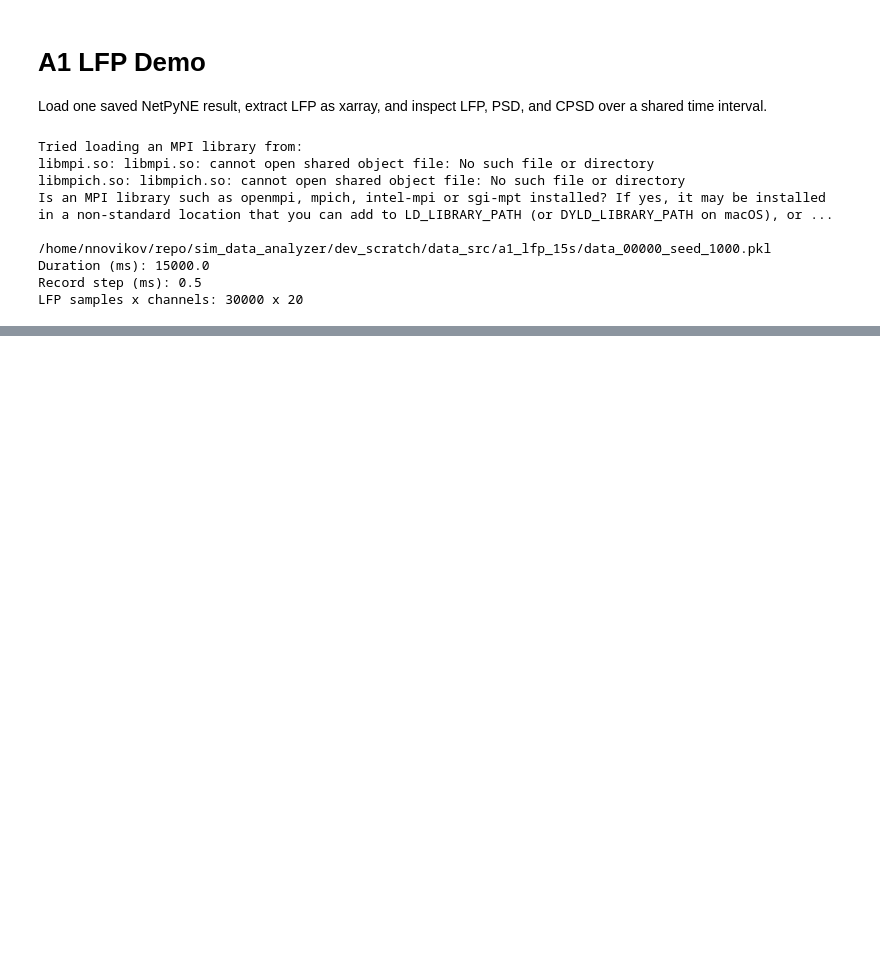
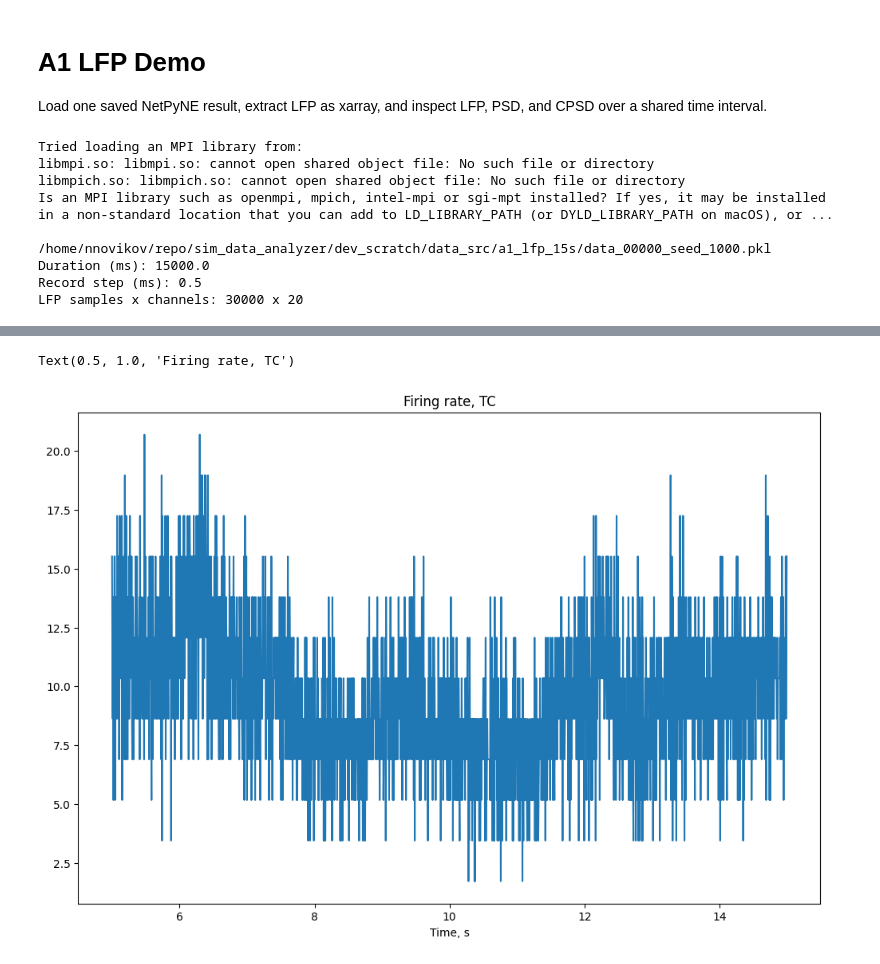
Before and after one commit to niknovikov19/sim-data-analyzer, a Jupyter notebook: dev_scratch/a1_lfp_demo.ipynb, the cells around one changed output, grey strips where cells are left out. Drawn from its saved outputs; the diff is of its cells as text; code cells hidden in the pictures; blank space fills up the shorter version.

```diff
--- a/dev_scratch/a1_lfp_demo.ipynb
+++ b/dev_scratch/a1_lfp_demo.ipynb
@@ -188,0 +178,5 @@ plt.tight_layout()
+# %%
+net_rates = get_net_rate_dynamics_xr(
+    sim_result, t_limits=(5, None))
+net_rates_nofrz = net_rates.sel(pop=~net_rates.pop.str.contains('frz'))
+net_rates
@@ -188,0 +201,10 @@ plt.tight_layout()
+# %%
+pop = 'TC'
+
+fig, ax = plt.subplots(figsize=(12, 8))
+net_rates.sel(pop=pop).plot(ax=ax)
+ax.set_xlabel('Time, s')
+ax.set_title(f'Firing rate, {pop}')
+# %% [output]
+Text(0.5, 1.0, 'Firing rate, TC')
+[figure, added]
```
Also changed, not shown: parts of 13 cells of this notebook, 4 other files.
